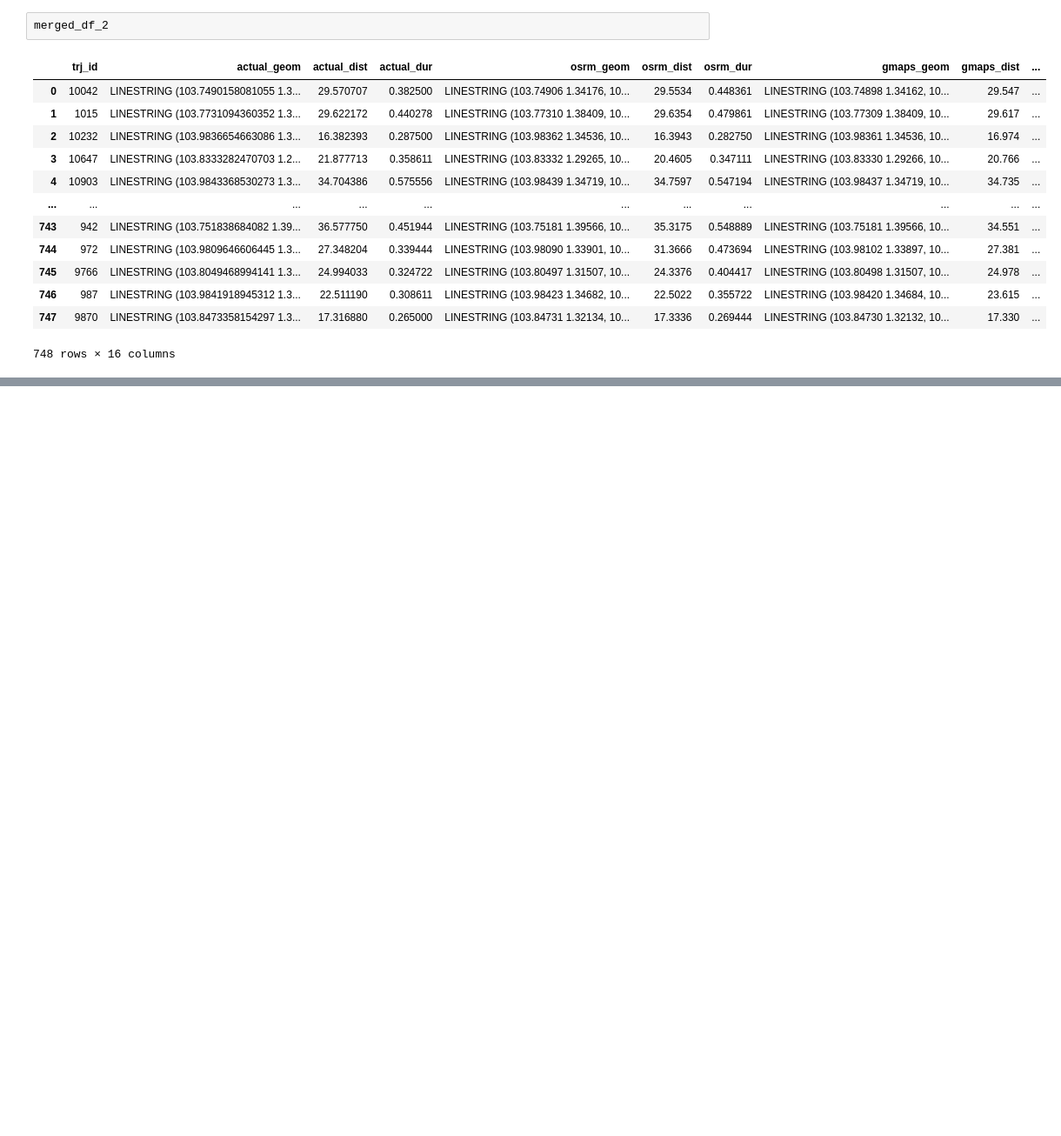
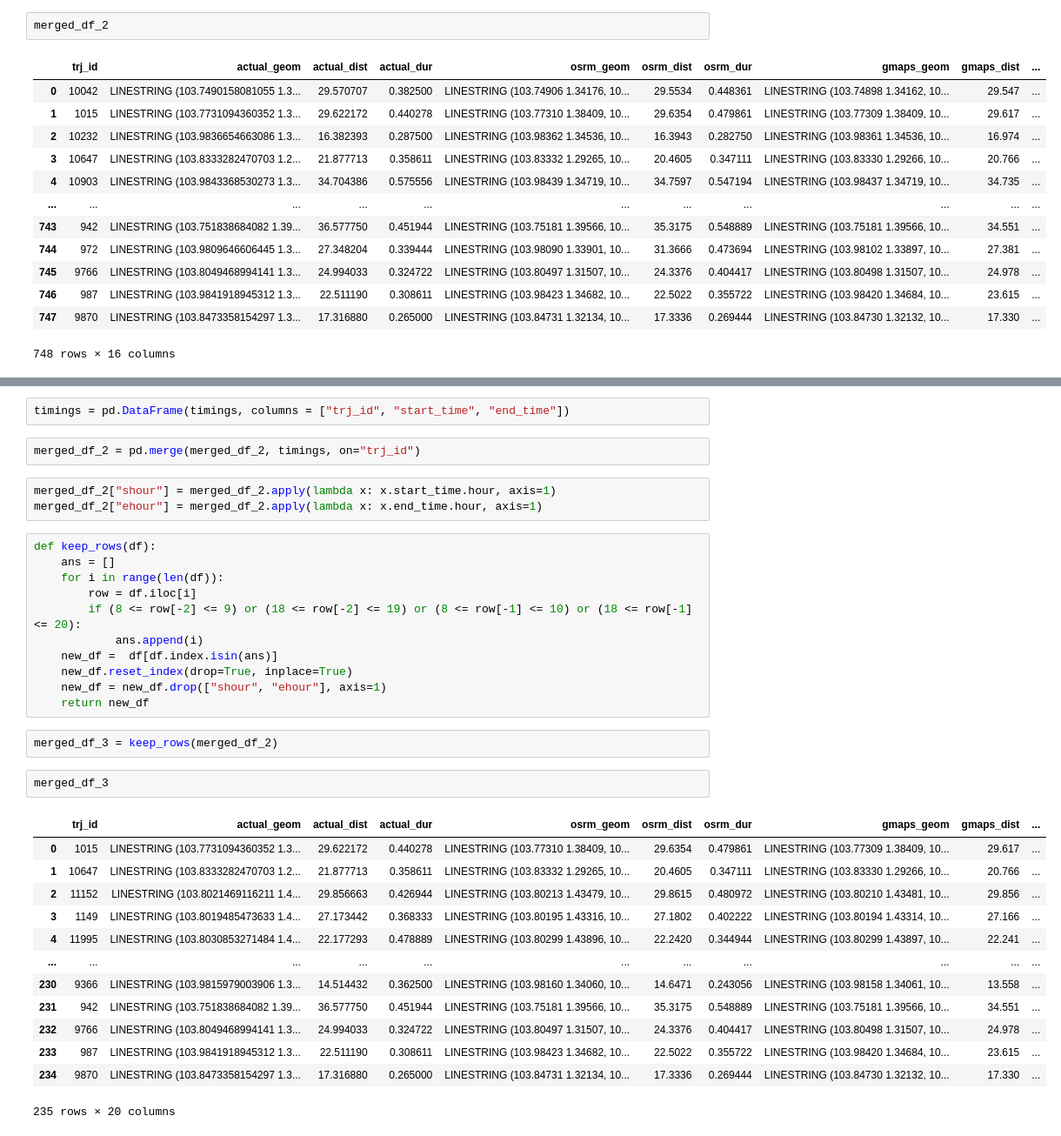
Before and after one commit to kenghweeng/Grab_The_Pulis, a Jupyter notebook: Route_Classification.ipynb, the cells around one changed output, grey strips where cells are left out. Shown at 87% size. Saved outputs shown, nothing was run; the diff lists cells and outputs as text; blank space fills up the shorter version.

```diff
--- a/Route_Classification.ipynb
+++ b/Route_Classification.ipynb
@@ -370,0 +386,36 @@ for_russell.to_csv("route_classification.csv", index=False)
+# %%
+timings = pd.DataFrame(timings, columns = ["trj_id", "start_time", "end_time"])
+# %%
+merged_df_2 = pd.merge(merged_df_2, timings, on="trj_id")
+# %%
+merged_df_2["shour"] = merged_df_2.apply(lambda x: x.start_time.hour, axis=1)
+merged_df_2["ehour"] = merged_df_2.apply(lambda x: x.end_time.hour, axis=1)
+# %%
+def keep_rows(df):
+    ans = []
+    for i in range(len(df)):
+        row = df.iloc[i]
+        if (8 <= row[-2] <= 9) or (18 <= row[-2] <= 19) or (8 <= row[-1] <= 10) or (18 <= row[-1] <= 20):
+            ans.append(i)
+    new_df =  df[df.index.isin(ans)]
+    new_df.reset_index(drop=True, inplace=True)
+    new_df = new_df.drop(["shour", "ehour"], axis=1)
+    return new_df
+# %%
+merged_df_3 = keep_rows(merged_df_2)
+# %%
+merged_df_3
+# %% [output]
+|  | trj_id | actual_geom | actual_dist | actual_dur | osrm_geom | osrm_dist | osrm_dur | gmaps_geom | gmaps_dist | ... |
+| 0 | 1015 | LINESTRING (103.7731094360352 1.3... | 29.622172 | 0.440278 | LINESTRING (103.77310 1.38409, 10... | 29.6354 | 0.479861 | LINESTRING (103.77309 1.38409, 10... | 29.617 | ... |
+| 1 | 10647 | LINESTRING (103.8333282470703 1.2... | 21.877713 | 0.358611 | LINESTRING (103.83332 1.29265, 10... | 20.4605 | 0.347111 | LINESTRING (103.83330 1.29266, 10... | 20.766 | ... |
+| 2 | 11152 | LINESTRING (103.8021469116211 1.4... | 29.856663 | 0.426944 | LINESTRING (103.80213 1.43479, 10... | 29.8615 | 0.480972 | LINESTRING (103.80210 1.43481, 10... | 29.856 | ... |
+| 3 | 1149 | LINESTRING (103.8019485473633 1.4... | 27.173442 | 0.368333 | LINESTRING (103.80195 1.43316, 10... | 27.1802 | 0.402222 | LINESTRING (103.80194 1.43314, 10... | 27.166 | ... |
+| 4 | 11995 | LINESTRING (103.8030853271484 1.4... | 22.177293 | 0.478889 | LINESTRING (103.80299 1.43896, 10... | 22.2420 | 0.344944 | LINESTRING (103.80299 1.43897, 10... | 22.241 | ... |
+| ... | ... | ... | ... | ... | ... | ... | ... | ... | ... | ... |
+| 230 | 9366 | LINESTRING (103.9815979003906 1.3... | 14.514432 | 0.362500 | LINESTRING (103.98160 1.34060, 10... | 14.6471 | 0.243056 | LINESTRING (103.98158 1.34061, 10... | 13.558 | ... |
+| 231 | 942 | LINESTRING (103.751838684082 1.39... | 36.577750 | 0.451944 | LINESTRING (103.75181 1.39566, 10... | 35.3175 | 0.548889 | LINESTRING (103.75181 1.39566, 10... | 34.551 | ... |
+| 232 | 9766 | LINESTRING (103.8049468994141 1.3... | 24.994033 | 0.324722 | LINESTRING (103.80497 1.31507, 10... | 24.3376 | 0.404417 | LINESTRING (103.80498 1.31507, 10... | 24.978 | ... |
+| 233 | 987 | LINESTRING (103.9841918945312 1.3... | 22.511190 | 0.308611 | LINESTRING (103.98423 1.34682, 10... | 22.5022 | 0.355722 | LINESTRING (103.98420 1.34684, 10... | 23.615 | ... |
+| 234 | 9870 | LINESTRING (103.8473358154297 1.3... | 17.316880 | 0.265000 | LINESTRING (103.84731 1.32134, 10... | 17.3336 | 0.269444 | LINESTRING (103.84730 1.32132, 10... | 17.330 | ... |
+235 rows × 20 columns
```
Also changed, not shown: parts of 10 cells of this notebook.
